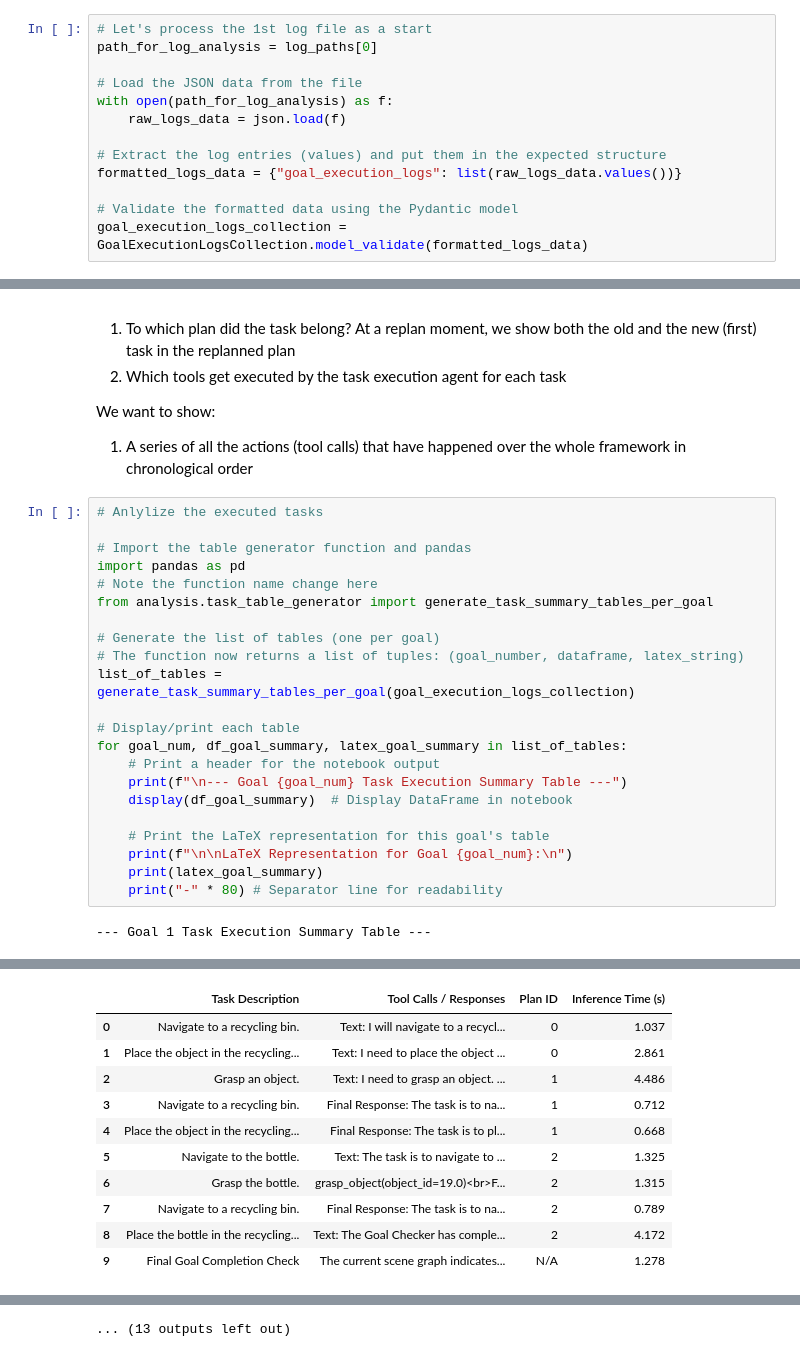
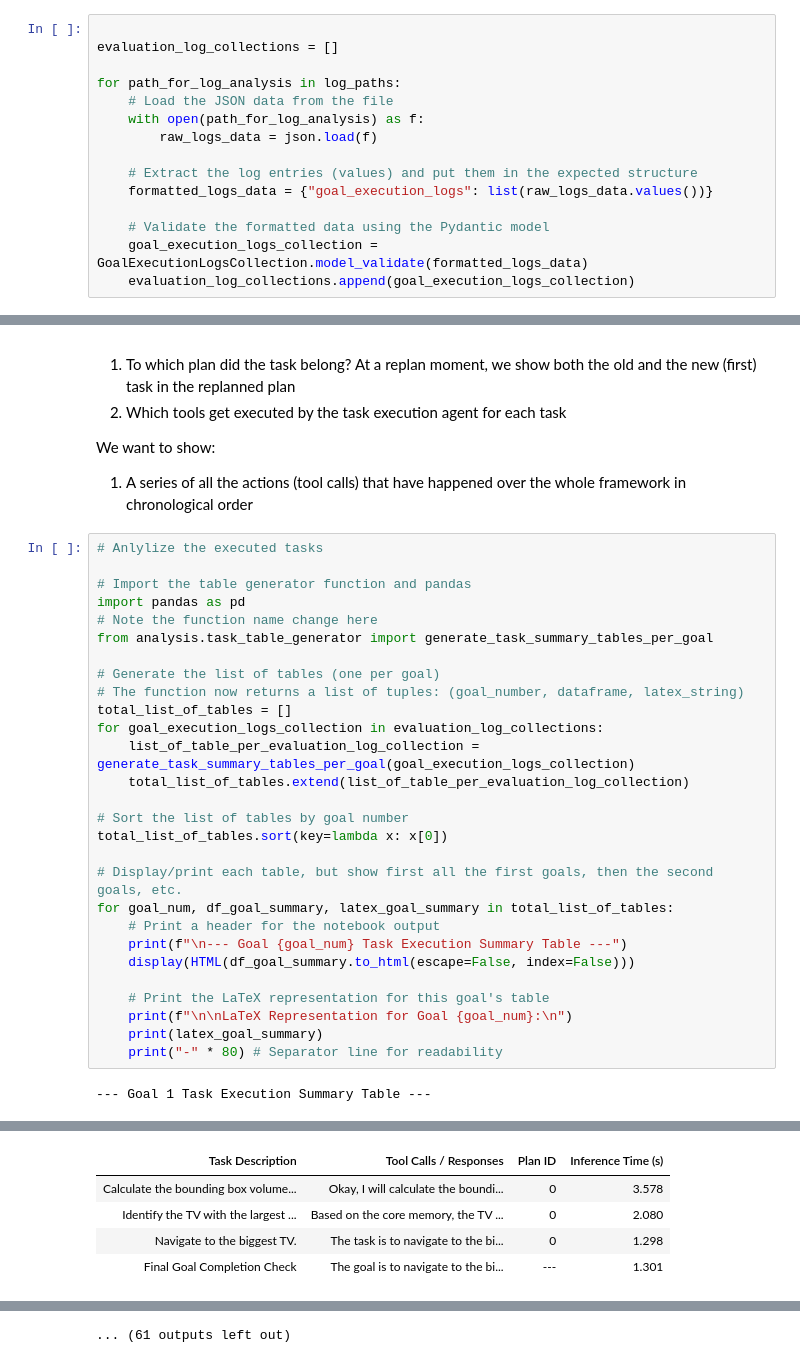
Before and after one commit to H-Zeno/L-SARP, a Jupyter notebook: analysis/analyse_responses.ipynb, the cells around one changed output, grey strips where cells are left out. Cells and saved outputs as stored; diff of their text form.

Commit message:
completed evaluation notebook

```diff
--- a/analysis/analyse_responses.ipynb
+++ b/analysis/analyse_responses.ipynb
@@ -33,18 +35,20 @@ active_scene = config.get('robot_planner_settings').get('active_scene')
 logs = ['execution_logs_goals_12_full_run_1_20250405_032700.json', 'execution_logs_goals_12_full_run_2_20250405_034224.json', 'execution_logs_goals_12_full_run_3_20250405_040526.json']
 log_paths = [os.path.join(project_root, path_to_scene_data, active_scene, log) for log in logs]
 # %%
-# Let's process the 1st log file as a start
-path_for_log_analysis = log_paths[0]
 
-# Load the JSON data from the file
-with open(path_for_log_analysis) as f:
-    raw_logs_data = json.load(f)
+evaluation_log_collections = []
 
-# Extract the log entries (values) and put them in the expected structure
-formatted_logs_data = {"goal_execution_logs": list(raw_logs_data.values())}
+for path_for_log_analysis in log_paths:
+    # Load the JSON data from the file
+    with open(path_for_log_analysis) as f:
+        raw_logs_data = json.load(f)
 
-# Validate the formatted data using the Pydantic model
-goal_execution_logs_collection = GoalExecutionLogsCollection.model_validate(formatted_logs_data)
+    # Extract the log entries (values) and put them in the expected structure
+    formatted_logs_data = {"goal_execution_logs": list(raw_logs_data.values())}
+
+    # Validate the formatted data using the Pydantic model
+    goal_execution_logs_collection = GoalExecutionLogsCollection.model_validate(formatted_logs_data)
+    evaluation_log_collections.append(goal_execution_logs_collection)
 # %% [markdown]
 # First Step: Demonstrate the Actual actions that the robot has taken.
 
@@ -64,13 +68,19 @@ from analysis.task_table_generator import generate_task_summary_tables_per_goal
 
 # Generate the list of tables (one per goal)
 # The function now returns a list of tuples: (goal_number, dataframe, latex_string)
-list_of_tables = generate_task_summary_tables_per_goal(goal_execution_logs_collection)
+total_list_of_tables = []
+for goal_execution_logs_collection in evaluation_log_collections:
+    list_of_table_per_evaluation_log_collection = generate_task_summary_tables_per_goal(goal_execution_logs_collection)
+    total_list_of_tables.extend(list_of_table_per_evaluation_log_collection)
 
-# Display/print each table
-for goal_num, df_goal_summary, latex_goal_summary in list_of_tables:
+# Sort the list of tables by goal number
+total_list_of_tables.sort(key=lambda x: x[0])
+
+# Display/print each table, but show first all the first goals, then the second goals, etc.
+for goal_num, df_goal_summary, latex_goal_summary in total_list_of_tables:
     # Print a header for the notebook output
     print(f"\n--- Goal {goal_num} Task Execution Summary Table ---")
-    display(df_goal_summary)  # Display DataFrame in notebook
+    display(HTML(df_goal_summary.to_html(escape=False, index=False)))
 
     # Print the LaTeX representation for this goal's table
     print(f"\n\nLaTeX Representation for Goal {goal_num}:\n")
@@ -103,11 +113,5 @@ object\_bounding\_box\_volume(object\_id=12.0)
-|  | Task Description | Tool Calls / Responses | Plan ID | Inference Time (s) |
-| 0 | Navigate to a recycling bin. | Text: I will navigate to a recycl... | 0 | 1.037 |
-| 1 | Place the object in the recycling... | Text: I need to place the object ... | 0 | 2.861 |
-| 2 | Grasp an object. | Text: I need to grasp an object. ... | 1 | 4.486 |
-| 3 | Navigate to a recycling bin. | Final Response: The task is to na... | 1 | 0.712 |
-| 4 | Place the object in the recycling... | Final Response: The task is to pl... | 1 | 0.668 |
-| 5 | Navigate to the bottle. | Text: The task is to navigate to ... | 2 | 1.325 |
-| 6 | Grasp the bottle. | grasp_object(object_id=19.0)<br>F... | 2 | 1.315 |
-| 7 | Navigate to a recycling bin. | Final Response: The task is to na... | 2 | 0.789 |
-| 8 | Place the bottle in the recycling... | Text: The Goal Checker has comple... | 2 | 4.172 |
-| 9 | Final Goal Completion Check | The current scene graph indicates... | N/A | 1.278 |
+| Task Description | Tool Calls / Responses | Plan ID | Inference Time (s) |
+| Calculate the bounding box volume... | Okay, I will calculate the boundi... | 0 | 3.578 |
+| Identify the TV with the largest ... | Based on the core memory, the TV ... | 0 | 2.080 |
+| Navigate to the biggest TV. | The task is to navigate to the bi... | 0 | 1.298 |
+| Final Goal Completion Check | The goal is to navigate to the bi... | --- | 1.301 |
@@ -207 +218 @@ Text: The closest light switch is ob...
-... (13 outputs left out)
+... (61 outputs left out)
```
Also changed, not shown: parts of 5 cells of this notebook, 5 other files.
